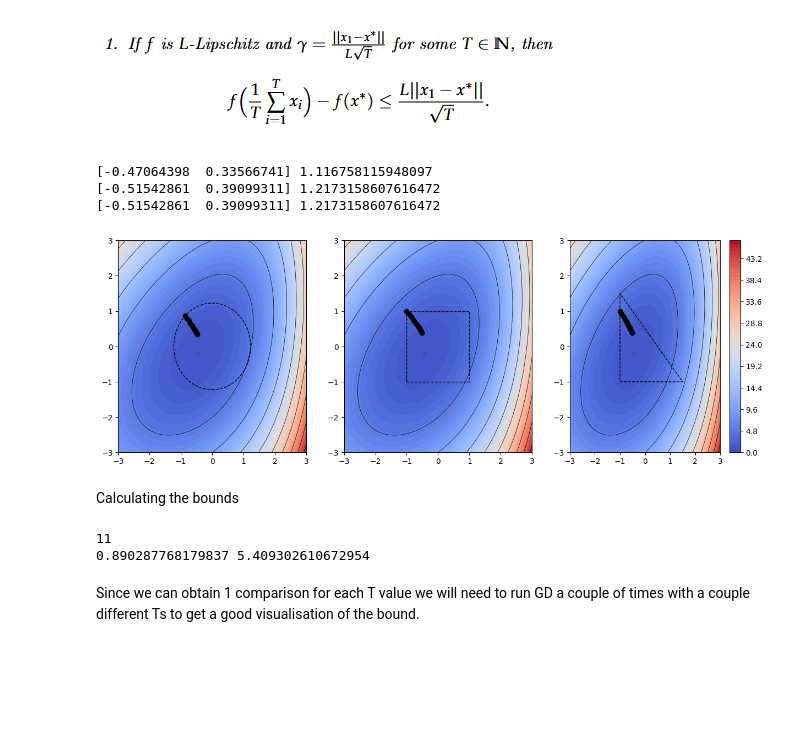
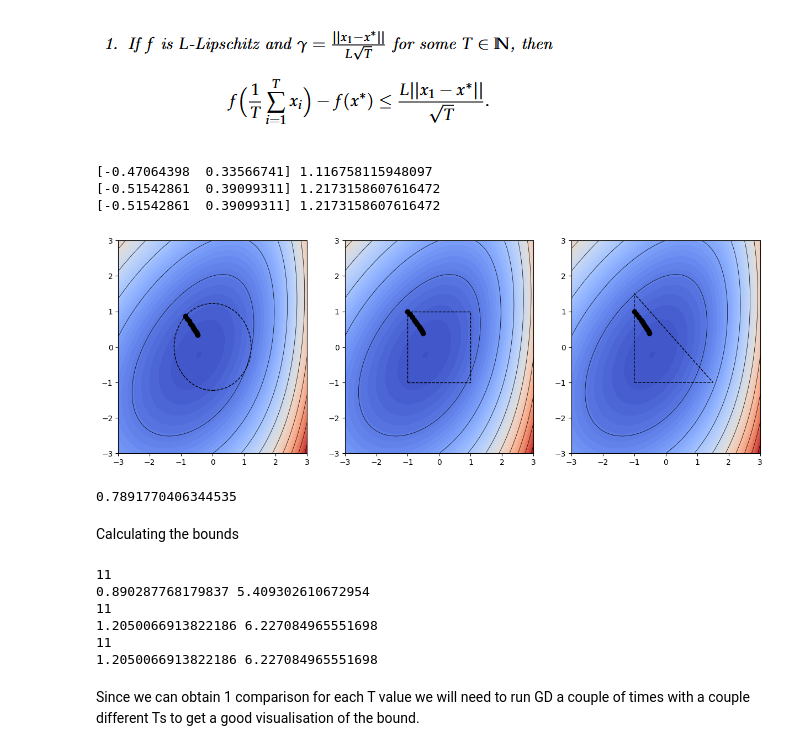
Before and after one commit to MatejVre/Gradient_Descent_Part_1, a Jupyter notebook: gradient_descent.ipynb, the cells around one changed output. Drawn from its saved outputs; the diff is of its cells as text; code cells hidden in the pictures; blank space fills up the shorter version.

```diff
--- a/gradient_descent.ipynb
+++ b/gradient_descent.ipynb
@@ -132,13 +132,16 @@ x* = (-0.4325, -0.21625)
 # %% [markdown]
 # GENERAL SETUP
 # %%
-def projected_gradient_descent(point, gamma, gradient, projection, n_iter=1):
+def projected_gradient_descent(point, gamma, gradient, projection, n_iter=1, epsilon = 0.001):
     p = projection(*point)
     points = []
     points.append(p)
-    for _ in range(n_iter):
+    for i in range(n_iter):
         p = np.array(projection(*(p - gamma * gradient(*p))))
         points.append(p)
+        if i != 0 and np.linalg.norm(p - points[-2]) < epsilon:
+            print(i)
+            return p, points
     return p, points
 # %%
 def projected_gradient_descent_adaptive_gamma(point, alpha, gradient, projection, n_iter=1):
@@ -170,35 +173,40 @@ T = 10
 L = 14.672
 gamma = np.linalg.norm(np.array([-1, 1]) - og_point) / (np.sqrt(T) * L)
 
 x = np.linspace(-3, 3, 100)
 y = np.linspace(-3, 3, 100)
 X, Y = np.meshgrid(x, y)
 Z = func(X, Y)
 
 fig, ax = plt.subplots(1, 3, figsize=(15,5))
 contour = plt.contourf(X, Y, Z, levels=60, cmap="coolwarm")
-fig.colorbar(contour)
+#fig.colorbar(contour)
 returned_points_1 = []
 for i, sp in enumerate(shape_pairs):
     ax[i].contourf(X, Y, Z, levels=60, cmap="coolwarm")
 
     #GRADIENT DESCENT
     finish1, points1 = projected_gradient_descent(np.array([-1, 1]), gamma, grad_func, sp[0], 10) #numbering again coincides with statement number in theorem 3.3
     returned_points_1.append(points1)
     print(finish1, func(*finish1))
 
     #PLOTTING
     ax[i].contour(X, Y, Z, levels=10, colors="black", linewidths=0.5)
     ax[i].add_patch(copy(sp[1]))
     ax[i].set_xlim(-3,3)
     for point in points1:
         ax[i].plot(*point, "o", c="black")
     ax[i].plot(*zip(*points1), "-", c="black", markersize=4, label="Projected Descent Path")
+plt.savefig("gd1.png", bbox_inches="tight")
 # %% [output]
 [-0.47064398  0.33566741] 1.116758115948097
 [-0.51542861  0.39099311] 1.2173158607616472
 [-0.51542861  0.39099311] 1.2173158607616472
-[figure, old version]
+[figure, new version]
+# %%
+func(*og_point)
+# %% [output]
+0.7891770406344535
 # %% [markdown]
 Calculating the bounds
 # %%
@@ -206,14 +214,20 @@ def upper_bound_1(starting_point, og_point, L, T):
     return L*(np.linalg.norm(starting_point - og_point))/np.sqrt(T)
 # %%
 cum_sum = 0
-print(len(returned_points_1[0]))
-for i in range(T):
-    cum_sum += returned_points_1[0][i]/T
+for j in range(3):
+    print(len(returned_points_1[j]))
+    cum_sum = 0
+    for i in range(T):
+        cum_sum += returned_points_1[j][i]/T
 
-print(func(*cum_sum) - func(*og_point), upper_bound_1(returned_points_1[0][0], og_point, L, T))
+    print(func(*cum_sum) - func(*og_point), upper_bound_1(returned_points_1[j][0], og_point, L, T))
 # %% [output]
 11
 0.890287768179837 5.409302610672954
+11
+1.2050066913822186 6.227084965551698
+11
+1.2050066913822186 6.227084965551698
 # %% [markdown]
 Since we can obtain 1 comparison for each T value we will need to run GD a couple of times with a couple different Ts to get a good visualisation of the bound.
 # %% [markdown]
```
Also changed, not shown: parts of 6 cells of this notebook, 2 other files.
